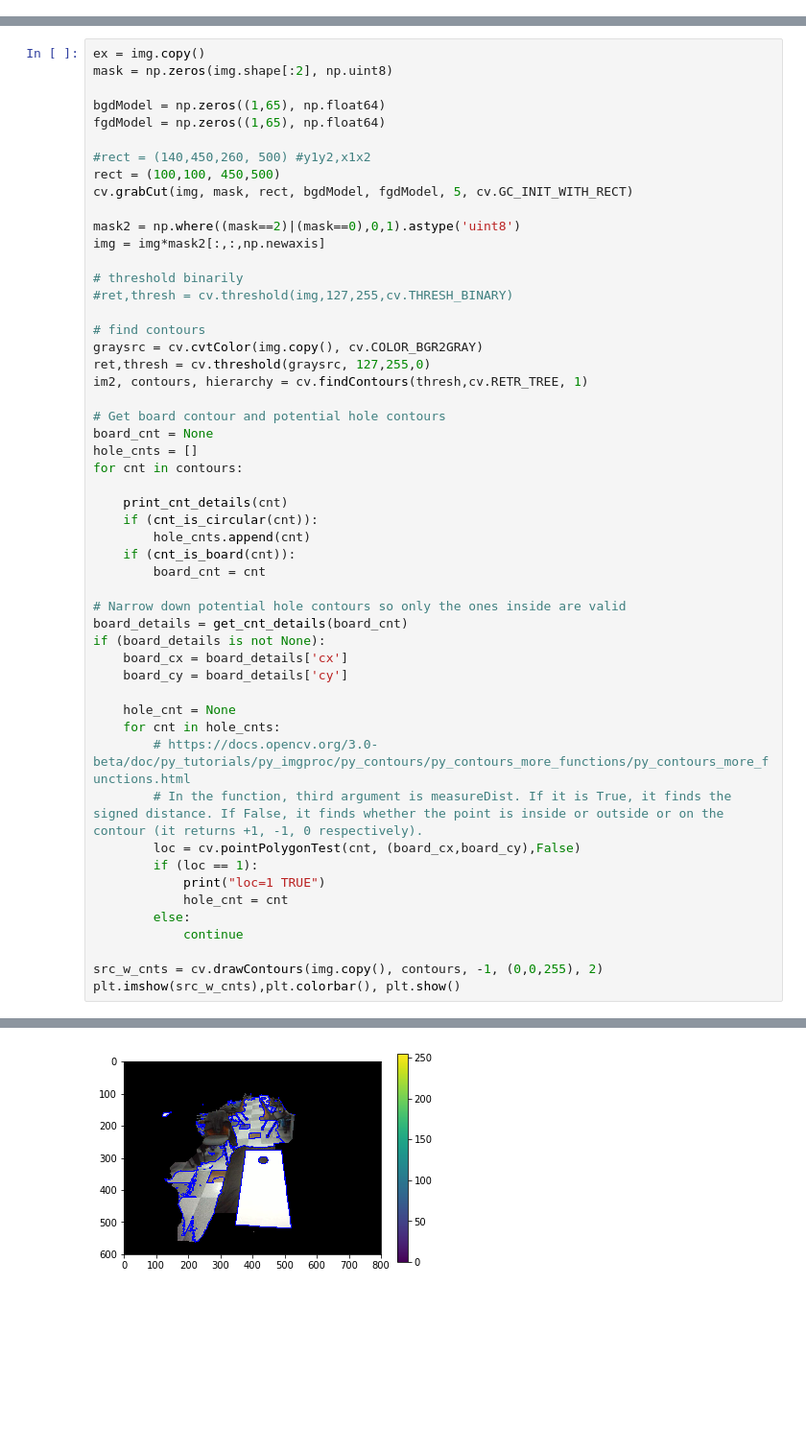
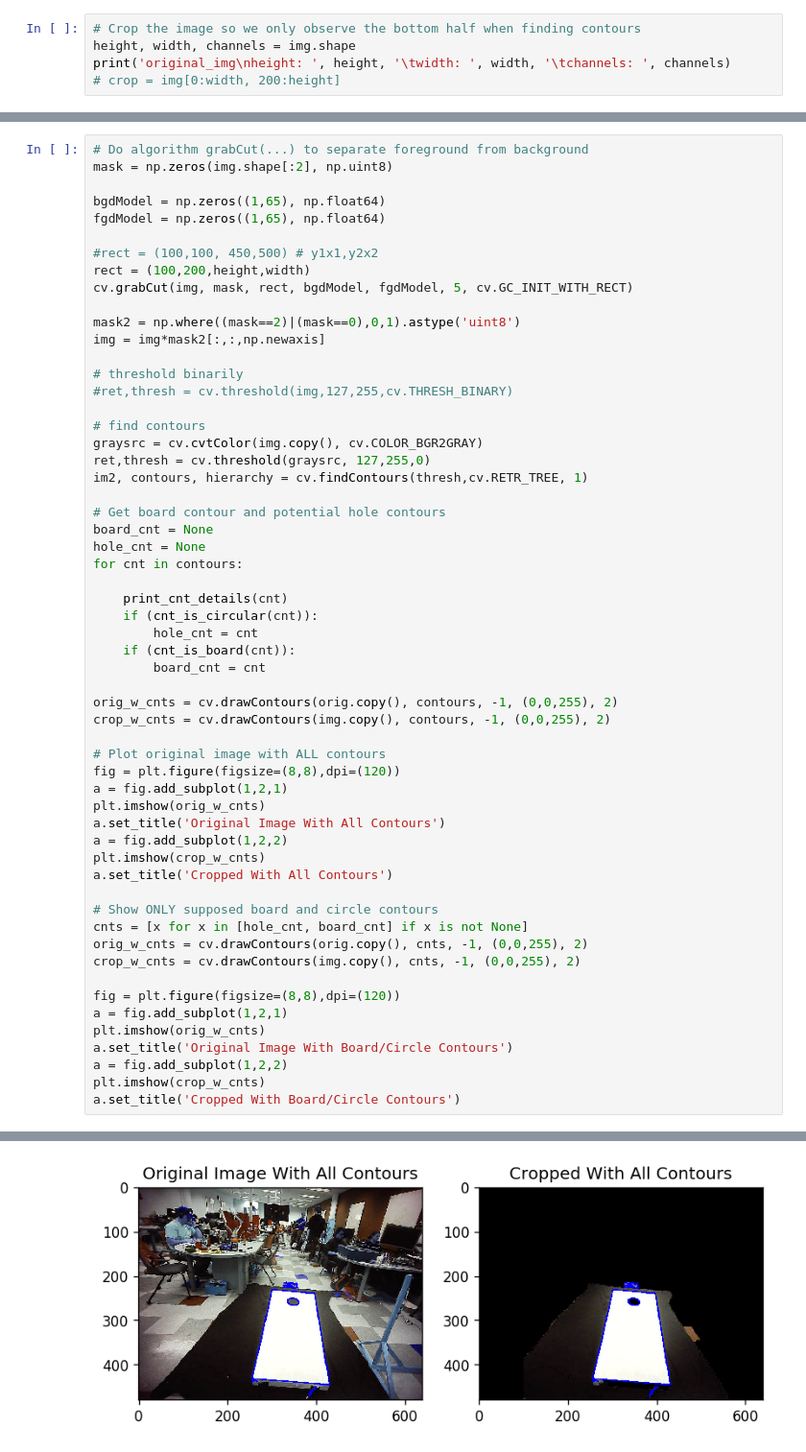
Before and after one commit to awlevin/cornhole-fiesta, a Jupyter notebook: opencv/Cornhole.ipynb, the cells around one changed output, grey strips where cells are left out. Shown at 96% size. Saved outputs shown, nothing was run; the diff lists cells and outputs as text; blank space fills up the shorter version.

Commit message:
successfully finds board and hole contours
TODO: make hole finding more robust by creating a mask of the board

```diff
--- a/opencv/Cornhole.ipynb
+++ b/opencv/Cornhole.ipynb
@@ -57,0 +68,5 @@ def cnt_is_board(cnt):
+# %%
+# Crop the image so we only observe the bottom half when finding contours
+height, width, channels = img.shape
+print('original_img\nheight: ', height, '\twidth: ', width, '\tchannels: ', channels)
+# crop = img[0:width, 200:height]
@@ -58,12 +76,12 @@ def cnt_is_board(cnt):
 # %%
-ex = img.copy()
+# Do algorithm grabCut(...) to separate foreground from background
 mask = np.zeros(img.shape[:2], np.uint8)
 
 bgdModel = np.zeros((1,65), np.float64)
 fgdModel = np.zeros((1,65), np.float64)
 
-#rect = (140,450,260, 500) #y1y2,x1x2
-rect = (100,100, 450,500)
+#rect = (100,100, 450,500) # y1x1,y2x2
+rect = (100,200,height,width)
 cv.grabCut(img, mask, rect, bgdModel, fgdModel, 5, cv.GC_INIT_WITH_RECT)
 
 mask2 = np.where((mask==2)|(mask==0),0,1).astype('uint8')
@@ -79,32 +97,37 @@ im2, contours, hierarchy = cv.findContours(thresh,cv.RETR_TREE, 1)
 
 # Get board contour and potential hole contours
 board_cnt = None
-hole_cnts = []
+hole_cnt = None
 for cnt in contours:
 
     print_cnt_details(cnt)
     if (cnt_is_circular(cnt)):
-        hole_cnts.append(cnt)
+        hole_cnt = cnt
     if (cnt_is_board(cnt)):
         board_cnt = cnt
 
-# Narrow down potential hole contours so only the ones inside are valid
-board_details = get_cnt_details(board_cnt)
-if (board_details is not None):
-    board_cx = board_details['cx']
-    board_cy = board_details['cy']
+orig_w_cnts = cv.drawContours(orig.copy(), contours, -1, (0,0,255), 2)
+crop_w_cnts = cv.drawContours(img.copy(), contours, -1, (0,0,255), 2)
 
-    hole_cnt = None
-    for cnt in hole_cnts:
-        # https://docs.opencv.org/3.0-beta/doc/py_tutorials/py_imgproc/py_contours/py_contours_more_functions/py_contours_more_functions.html
-        # In the function, third argument is measureDist. If it is True, it finds the signed distance. If False, it finds whether the point is inside or outside or on the contour (it returns +1, -1, 0 respectively).
-        loc = cv.pointPolygonTest(cnt, (board_cx,board_cy),False)
-        if (loc == 1):
-            print("loc=1 TRUE")
-            hole_cnt = cnt
-        else:
-            continue
+# Plot original image with ALL contours
+fig = plt.figure(figsize=(8,8),dpi=(120))
+a = fig.add_subplot(1,2,1)
+plt.imshow(orig_w_cnts)
+a.set_title('Original Image With All Contours')
+a = fig.add_subplot(1,2,2)
+plt.imshow(crop_w_cnts)
+a.set_title('Cropped With All Contours')
 
-src_w_cnts = cv.drawContours(img.copy(), contours, -1, (0,0,255), 2)
-plt.imshow(src_w_cnts),plt.colorbar(), plt.show()
+# Show ONLY supposed board and circle contours
+cnts = [x for x in [hole_cnt, board_cnt] if x is not None]
+orig_w_cnts = cv.drawContours(orig.copy(), cnts, -1, (0,0,255), 2)
+crop_w_cnts = cv.drawContours(img.copy(), cnts, -1, (0,0,255), 2)
+
+fig = plt.figure(figsize=(8,8),dpi=(120))
+a = fig.add_subplot(1,2,1)
+plt.imshow(orig_w_cnts)
+a.set_title('Original Image With Board/Circle Contours')
+a = fig.add_subplot(1,2,2)
+plt.imshow(crop_w_cnts)
+a.set_title('Cropped With Board/Circle Contours')
 # %% [output]
@@ -128 +139 @@ cx:  395        cy:  101        area:  5.5      perimeter:  9.41421353816986
-[figure, old version]
+[figure, new version]
```
Also changed, not shown: parts of 4 cells of this notebook, 1 other file.
